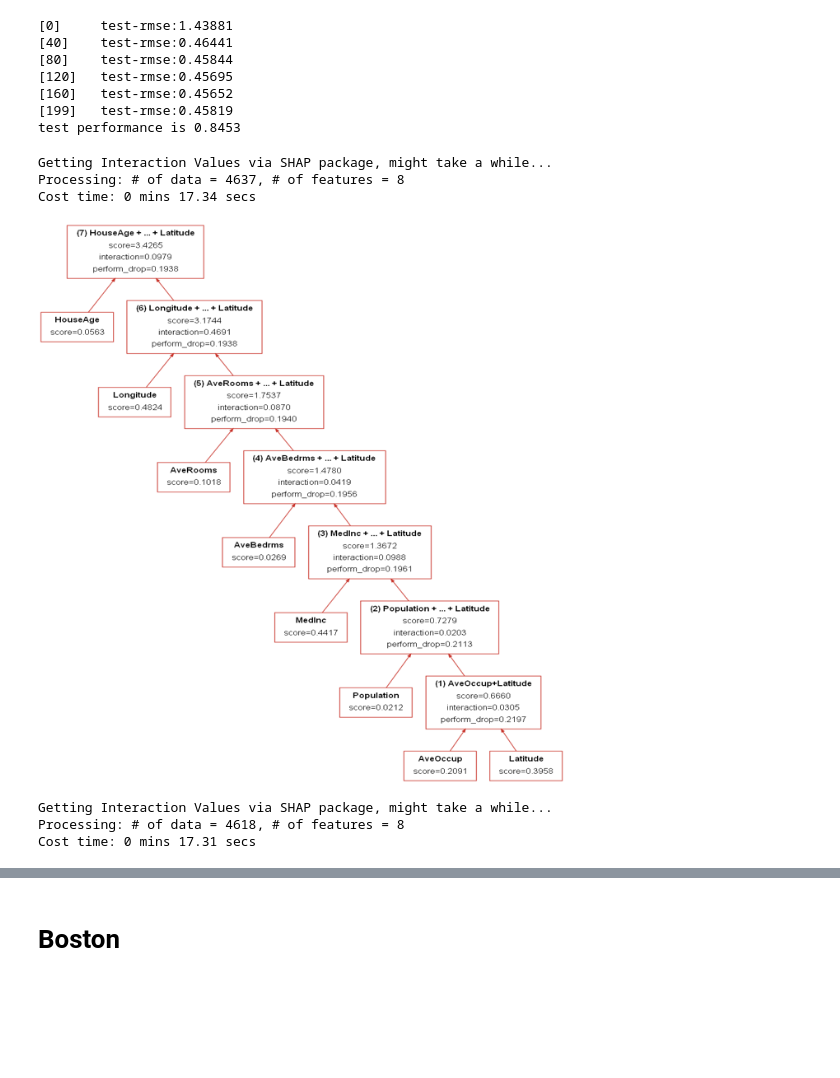
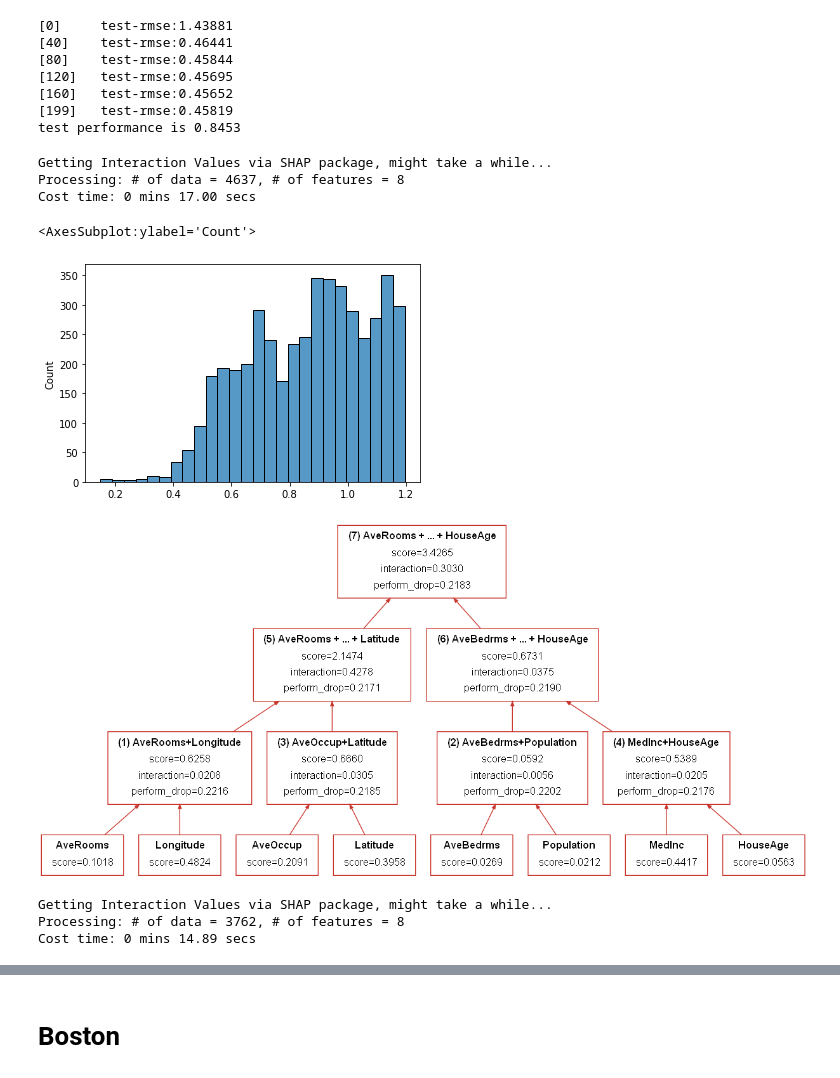
Before and after one commit to simonjisu/FeatureInteractionTree, a Jupyter notebook: notebooks/Finer Granularity Explanation.ipynb, the cells around one changed output, grey strips where cells are left out. Saved outputs shown, nothing was run; the diff lists cells and outputs as text; code cells hidden in the pictures; blank space fills up the shorter version.

```diff
--- a/notebooks/Finer Granularity Explanation.ipynb
+++ b/notebooks/Finer Granularity Explanation.ipynb
@@ -139,21 +345,24 @@ test performance is 0.8453
 # %%
-# get tree from group 0
-group_id = 0
-shap_interactions = tree_builder.shap_interaction_values(group_id=group_id)
 tree = tree_builder.build(
     score_method='abs',
     shap_interactions=shap_interactions,
-    n_select=5,
-    r_filter=0.5,
+    n_select_scores=5,
+    n_select_performance=5,
     max_iter=None,
+    initialize=None,
     rt_only_best=True
 )
 img = tree.show_tree(feature_names=dataset.feature_names)
 # %% [output]
 Getting Interaction Values via SHAP package, might take a while...
 Processing: # of data = 4637, # of features = 8
-Cost time: 0 mins 17.34 secs
+Cost time: 0 mins 17.00 secs
+# %%
+sns.histplot(dataset[group_id]['y_train'])
+# %% [output]
+<AxesSubplot:ylabel='Count'>
+[figure, added]
 # %%
-display(img.resize((640, 680)))
+display(img)
 # %% [output]
-[figure, old version]
+[figure, new version]
@@ -160,17 +373,15 @@ display(img.resize((640, 680)))
 # %%
-# get tree from group 0
-group_id = 1
-shap_interactions = tree_builder.shap_interaction_values(group_id=group_id)
 tree = tree_builder.build(
     score_method='abs',
     shap_interactions=shap_interactions,
-    n_select=5,
-    r_filter=0.5,
+    n_select_scores=5,
+    n_select_performance=5,
     max_iter=None,
+    initialize=None,
     rt_only_best=True
 )
 img = tree.show_tree(feature_names=dataset.feature_names)
 # %% [output]
 Getting Interaction Values via SHAP package, might take a while...
-Processing: # of data = 4618, # of features = 8
-Cost time: 0 mins 17.31 secs
+Processing: # of data = 3762, # of features = 8
+Cost time: 0 mins 14.89 secs
```
Also changed, not shown: parts of 63 cells of this notebook, 4 other files.
